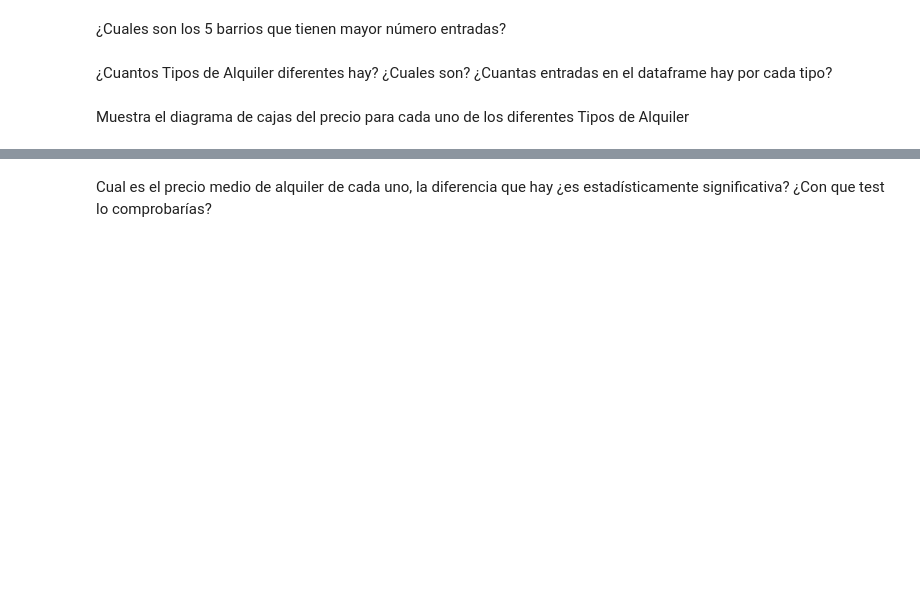
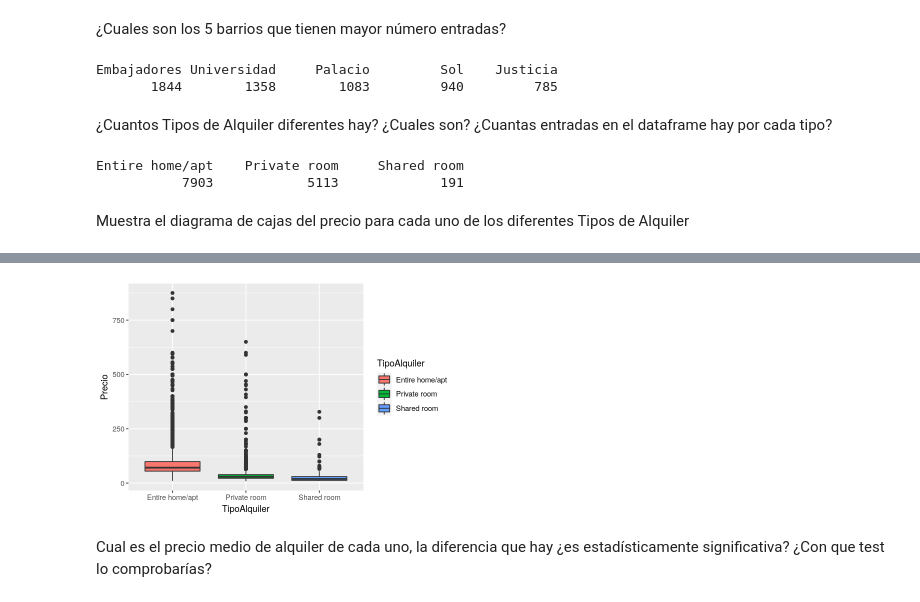
Before and after one commit to n1rocket/estadistica_r_armando_bueno, a Jupyter notebook: 0-PracticaFinal.ipynb, the cells around one changed output, grey strips where cells are left out. Saved outputs shown, nothing was run; the diff lists cells and outputs as text; code cells hidden in the pictures; blank space fills up the shorter version.

```diff
--- a/0-PracticaFinal.ipynb
+++ b/0-PracticaFinal.ipynb
@@ -32,3 +59,5 @@ newnames<-c("CodigoPostal","Barrio","TipoPropiedad","TipoAlquiler","MaxOcupantes
 Crea una nueva columna llamada MetrosCuadrados a partir de la columna PiesCuadrados.
 
 Ayuda: 1 pie cuadrado son 0,092903 metros cuadrdados
+# %%
+airbnb['MetrosCuadrados'] <- airbnb['PiesCuadrados'] * 0.092903
@@ -56,6 +219,24 @@ Una vez limpios los datos ¿Cuales son los códigos postales que tenemos?
 # %% [markdown]
 ¿Cuales son los 5 barrios que tienen mayor número entradas?
+# %%
+sort(table(airbnb$Barrio),decreasing=TRUE)[1:5]
+# %% [output]
+Embajadores Universidad     Palacio         Sol    Justicia
+       1844        1358        1083         940         785
 # %% [markdown]
 ¿Cuantos Tipos de Alquiler diferentes hay? ¿Cuales son? ¿Cuantas entradas en el dataframe hay por cada tipo?
+# %%
+table(airbnb$TipoAlquiler)
+# %% [output]
+Entire home/apt    Private room     Shared room
+           7903            5113             191
 # %% [markdown]
 Muestra el diagrama de cajas del precio para cada uno de los diferentes Tipos de Alquiler
+# %%
+#boxplot(airbnb$Precio)
+
+p1 <- ggplot(airbnb, aes(x=TipoAlquiler, y=Precio, fill=TipoAlquiler)) +
+    geom_boxplot()
+
+p1
+# %% [output]
@@ -62,3 +245,4 @@ Muestra el diagrama de cajas del precio para cada uno de los diferentes Tipos de
+[figure, added]
 # %% [markdown]
 Cual es el precio medio de alquiler de cada uno, la diferencia que hay ¿es estadísticamente significativa?
 ¿Con que test lo comprobarías?
```
Also changed, not shown: parts of 24 cells of this notebook, 1 other file.
